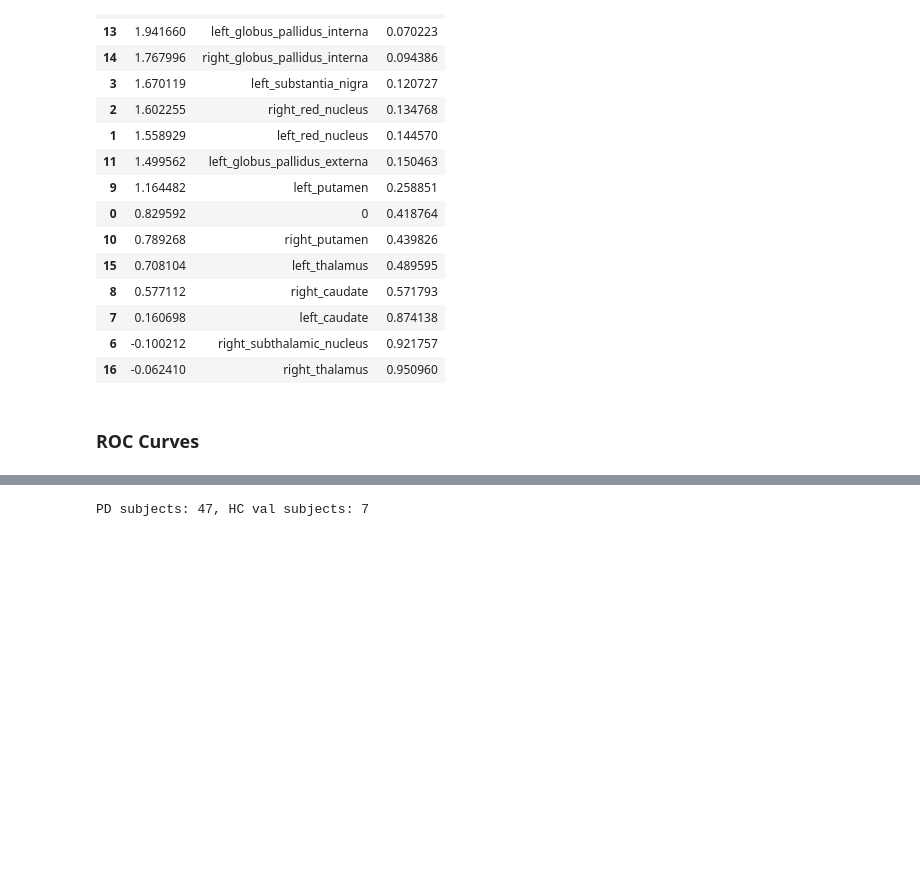
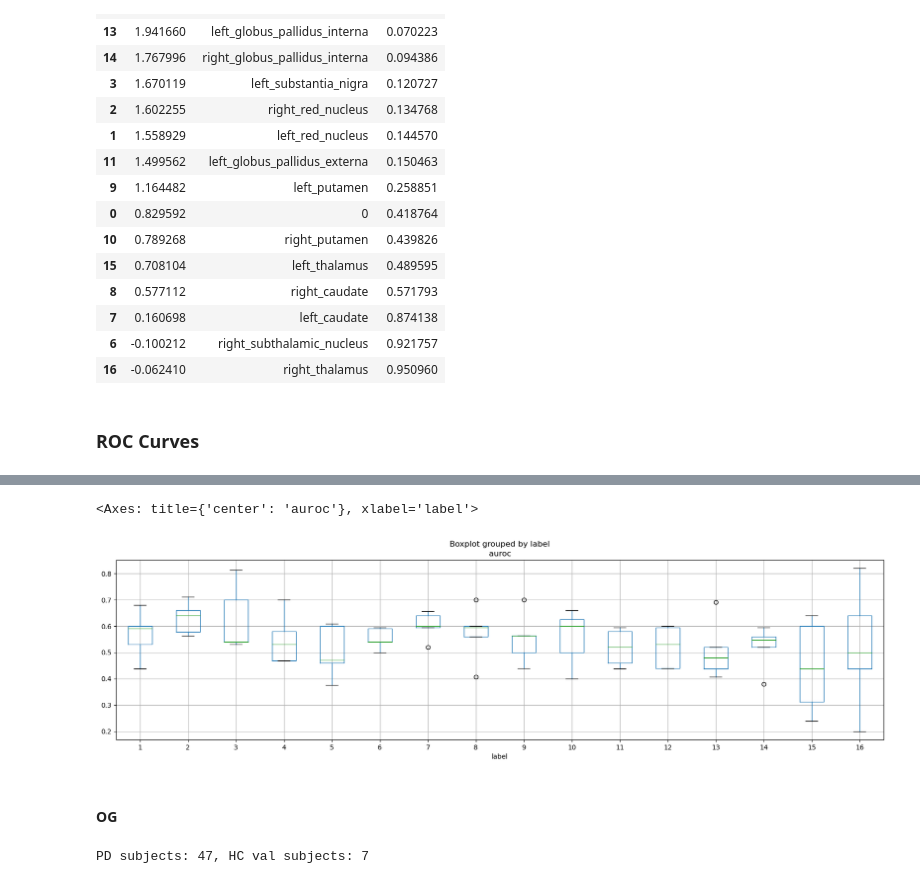
Before and after one commit to alexCortinaU/parkinson_classification, a Jupyter notebook: proc_xai_maps.ipynb, the cells around one changed output, grey strips where cells are left out. Cells and saved outputs as stored; diff of their text form; code cells hidden in the pictures; blank space fills up the shorter version.

```diff
--- a/proc_xai_maps.ipynb
+++ b/proc_xai_maps.ipynb
@@ -413,6 +794,39 @@ sns.histplot(data=df_plot, x='anomaly_percentage', hue='quantile', multiple='sta
 # %% [output]
 <Axes: xlabel='anomaly_percentage', ylabel='Count'>
 [figure]
+# %%
+# df = pd.DataFrame()
+
+ae_type = 'svae'
+for map_type, chkpt_dict in CV_CHKPT_PATHS[ae_type].items():
+    for cv_fold, ckpt_str in chkpt_dict.items():
+        chkpt_path = Path(ckpt_str)
+        exp_dir = chkpt_path.parent.parent.parent
+        with open(exp_dir /'config_dump.yml', 'r') as f:
+            exp_cfg = list(yaml.load_all(f, yaml.SafeLoader))[0]
+
+        root_dir = Path('/mnt/projects/7TPD/bids/derivatives/hMRI_acu/derivatives/hMRI')
+        md_df = pd.read_csv(this_path/'bids_3t.csv')
+        md_df_hc = md_df[md_df['group'] == 0]
+
+        md_df_pd = md_df[md_df['group'] == 1]
+        subjs_to_drop = ['sub-058', 'sub-016']
+        for drop_id in subjs_to_drop:
+            md_df_pd.drop(md_df_pd[md_df_pd.id == drop_id].index, inplace=True)
+        md_df_pd.reset_index(drop=True, inplace=True)
+
+        _, test_index = get_indexes_from_cfg(chkpt_path)
+        md_df_hc_test = md_df_hc.iloc[test_index, :]
+
+        subjects_list = md_df_hc_test['id'].tolist()
+        progress_bar = tqdm(subjects_list, desc=f'Processing HC {map_type}-{cv_fold}', total=len(subjects_list), ncols=110)
+        for subject in progress_bar:
+            get_anomaly_percentages_NORMCV(subject, map=map_type, cv_fold=cv_fold, ae_type=ae_type)
+
+        subjects_list = md_df_pd['id'].tolist()
+        progress_bar = tqdm(subjects_list, desc=f'Processing PD {map_type}-{cv_fold}', total=len(subjects_list), ncols=110)
+        for subject in progress_bar:
+            get_anomaly_percentages_NORMCV(subject, map=map_type, cv_fold=cv_fold, ae_type=ae_type)
 # %% [markdown]
 ### RE group analysis
 Check first if anova test changes when using the normal sample imbalance, and a balanced one
@@ -828,0 +1567,9 @@ results.sort_values(by=value_p) # loc[df.p_value <= 0.005, :]
+# %%
+map_type = 'MTsat'
+atlas_type = 'pd25'
+ae_type = 'autoencoder'
+re_map_type = 'l1_re_map'
+quant = 'q0.99'
+final_results = pd.read_csv(Path(f'/mnt/scratch/7TPD/mpm_run_acu/normative_cv/dfs/final_results_{map_type}_{atlas_type}.csv'))
+res_to_plot = final_results.loc[(final_results.map_type == map_type) & (final_results.ae_type == ae_type) & (final_results.re_map_type == re_map_type)  & (final_results.quant == quant), :] # & (final_results.label == 2)
+print(res_to_plot.columns)
@@ -829,3 +1611,10 @@ results.sort_values(by=value_p) # loc[df.p_value <= 0.005, :]
+# %%
+res_to_plot.boxplot(column='auroc', by='label', figsize=(20, 5))
+# %% [output]
+<Axes: title={'center': 'auroc'}, xlabel='label'>
+[figure, added]
+# %% [markdown]
+#### OG
 # %%
 ## PLOT ROC
 def plot_roc(labels, preds, flag, model_name, n_classes):
```
Also changed, not shown: parts of 28 cells of this notebook, 1 other file.
